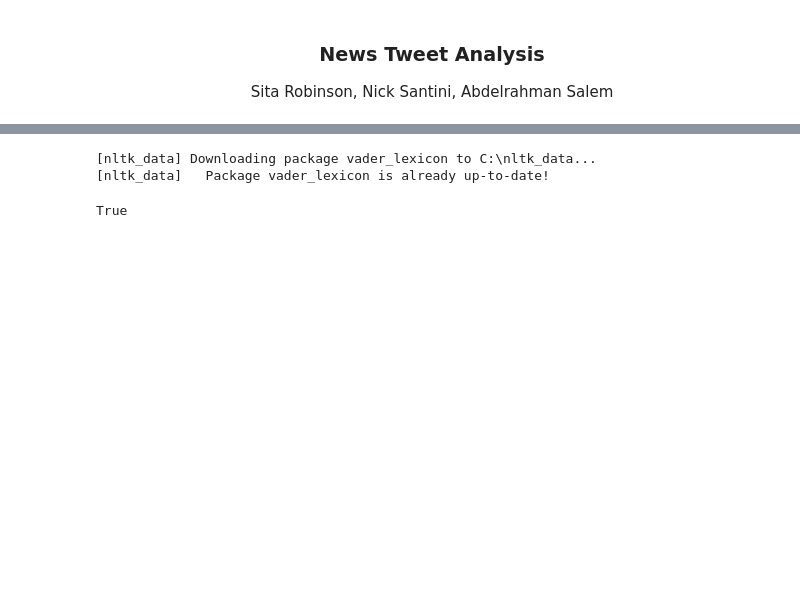
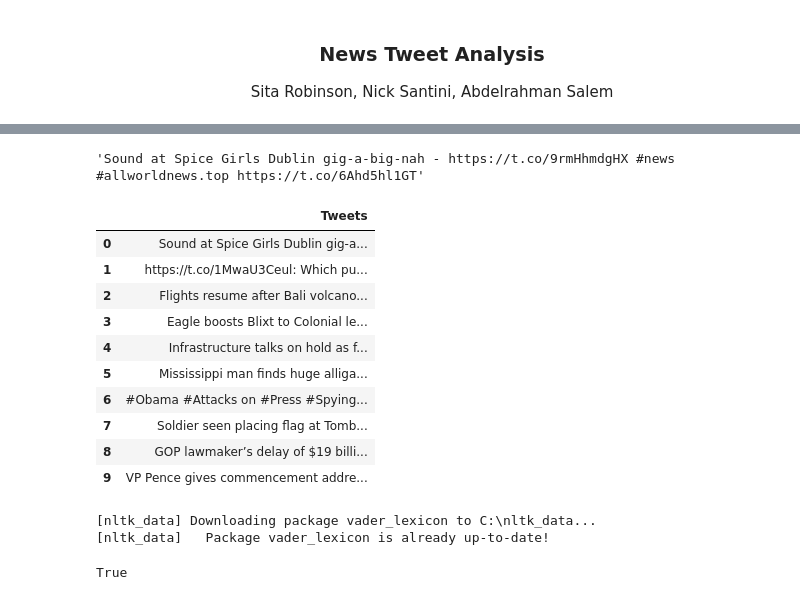
Before and after one commit to pinkdragon1000/News-Tweet-Analysis, a Jupyter notebook: News Tweet Analysis.ipynb, the cells around one changed output, grey strips where cells are left out. Saved outputs shown, nothing was run; the diff lists cells and outputs as text; code cells hidden in the pictures; blank space fills up the shorter version.

```diff
--- a/News Tweet Analysis.ipynb
+++ b/News Tweet Analysis.ipynb
@@ -71,0 +47,4 @@ Latest tweet recorded at:
+# %%
+cached_tweets[0]['text']
+# %% [output]
+'Sound at Spice Girls Dublin gig-a-big-nah - https://t.co/9rmHhmdgHX #news #allworldnews.top https://t.co/6Ahd5hl1GT'
@@ -72,3 +53,17 @@ Latest tweet recorded at:
+# %%
+data.head(10)
+# %% [output]
+|  | Tweets |
+| 0 | Sound at Spice Girls Dublin gig-a... |
+| 1 | https://t.co/1MwaU3Ceul: Which pu... |
+| 2 | Flights resume after Bali volcano... |
+| 3 | Eagle boosts Blixt to Colonial le... |
+| 4 | Infrastructure talks on hold as f... |
+| 5 | Mississippi man finds huge alliga... |
+| 6 | #Obama #Attacks on #Press #Spying... |
+| 7 | Soldier seen placing flag at Tomb... |
+| 8 | GOP lawmaker’s delay of $19 billi... |
+| 9 | VP Pence gives commencement addre... |
 # %%
 nltk.download('vader_lexicon')
 # %% [output]
```
Also changed, not shown: parts of 20 cells of this notebook.
